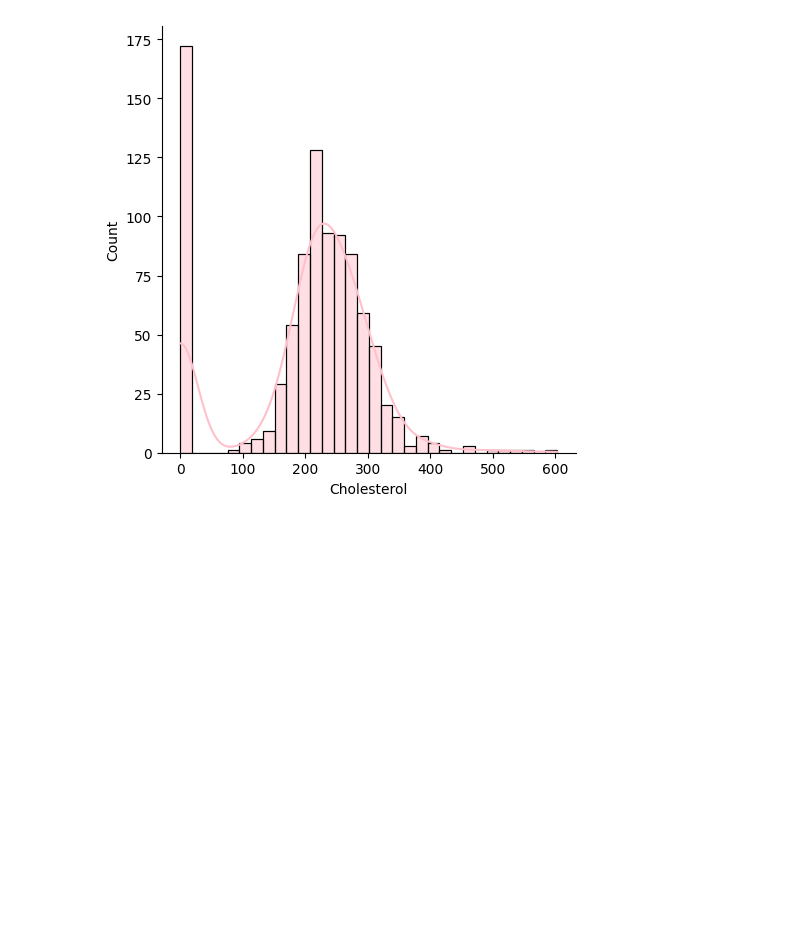
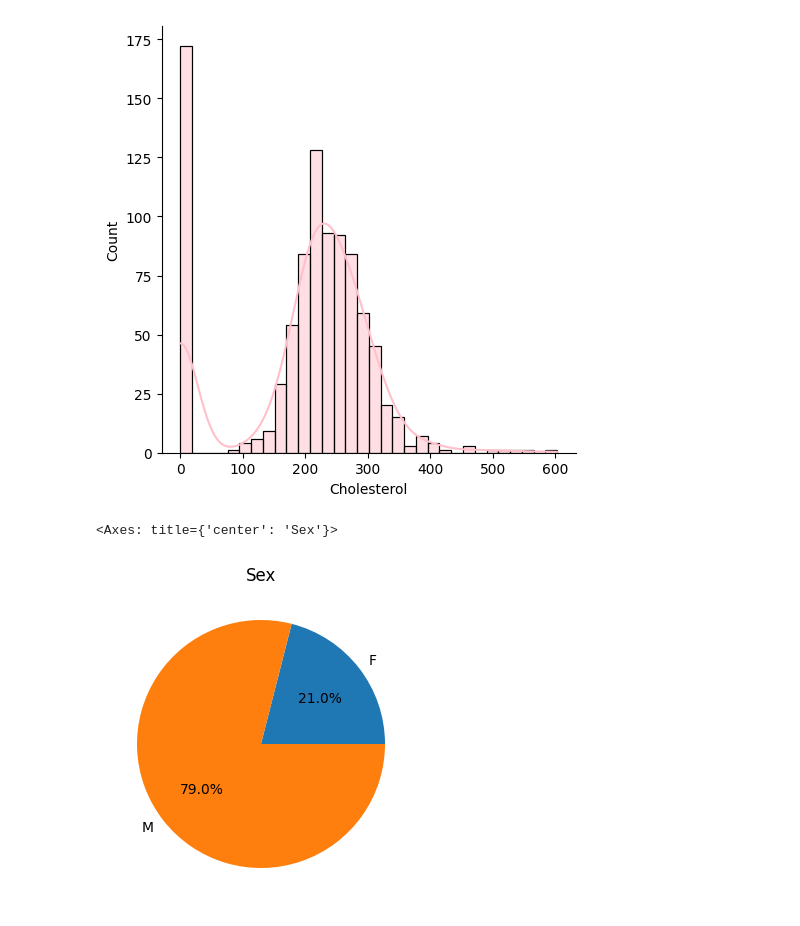
Before and after one commit to ImSowmya/Data-visualization-on-Heart-disease-dataset, a Jupyter notebook: HeartDisease-ExploratoryDataAnalysis.ipynb, the cells around one changed output. Drawn from its saved outputs; the diff is of its cells as text; code cells hidden in the pictures; blank space fills up the shorter version.

Commit message:
Pie chart for categorical columns

```diff
--- a/HeartDisease-ExploratoryDataAnalysis.ipynb
+++ b/HeartDisease-ExploratoryDataAnalysis.ipynb
@@ -35,3 +35,8 @@ sns.displot(df['Cholesterol'], kde = True, color = 'pink')
 # %% [output]
 <seaborn.axisgrid.FacetGrid at 0x...>
 [figure]
+# %%
+df.groupby("Sex").size().plot(kind="pie",autopct="%1.1f%%",figsize=(4,6),title="Sex")
+# %% [output]
+<Axes: title={'center': 'Sex'}>
+[figure, added]
```
Also changed, not shown: parts of 4 cells of this notebook.
